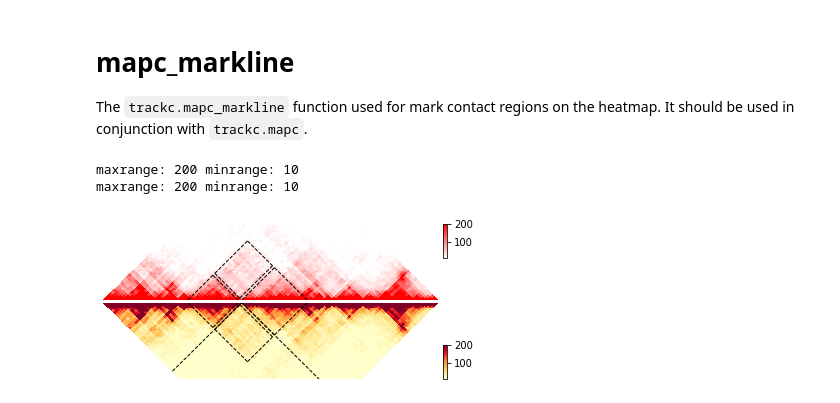
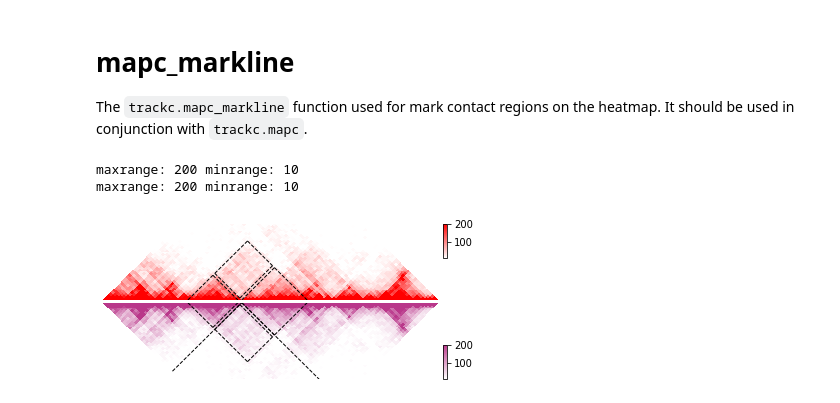
Before and after one commit to seqyuan/trackc, a Jupyter notebook: docs/tutorials/mapc_markline.ipynb, the cells around one changed output. Drawn from its saved outputs; the diff is of its cells as text; code cells hidden in the pictures.

```diff
--- a/docs/tutorials/mapc_markline.ipynb
+++ b/docs/tutorials/mapc_markline.ipynb
@@ -14,26 +14,26 @@ tumor_zoom = tc.tl.extractContactRegions(clr=BxPC3_chr18_25k, row_regions=zoom_r
 # %%
 ten = tc.tenon(width=6, height=1)
 ten.add(pos='bottom', height=1.4, hspace=0.05)
 ten.add(pos='bottom', height=1.4, hspace=0.05)
 
 
 tc.pl.mapC(ax=ten.axs(0), mat=tumor_zoom.cmat, map_type='triangle',
                maxrange=200, minrange=10, ax_on=False, height=40)
 tc.pl.mapc_markline(ax=ten.axs(0), row_regions=tumor_zoom.row_regions,
                         map_type="triangle",
                         mark_regions=neo_domain_regions,
                         binsize=25000,
                         map_order=0, symmetric=False, show_regions_edge=False)
 
 
-tc.pl.mapC(ax=ten.axs(1), mat2=tumor_zoom.cmat, map_type='triangle',
+tc.pl.mapC(ax=ten.axs(1), mat2=tumor_zoom.cmat, map_type='triangle', cmap=tc.pa.washu,
                maxrange=200, minrange=10, ax_on=False, height=40)
 tc.pl.mapc_markline(ax=ten.axs(1), row_regions=tumor_zoom.row_regions,
                         map_type="triangle",
                         mark_regions=neo_domain_regions,
                         binsize=25000,
                         map_order=1, symmetric=False, show_regions_edge=True)
 # %% [output]
 maxrange: 200 minrange: 10
 maxrange: 200 minrange: 10
-[figure, old version]
+[figure, new version]
```
Also changed, not shown: 5 other files.
